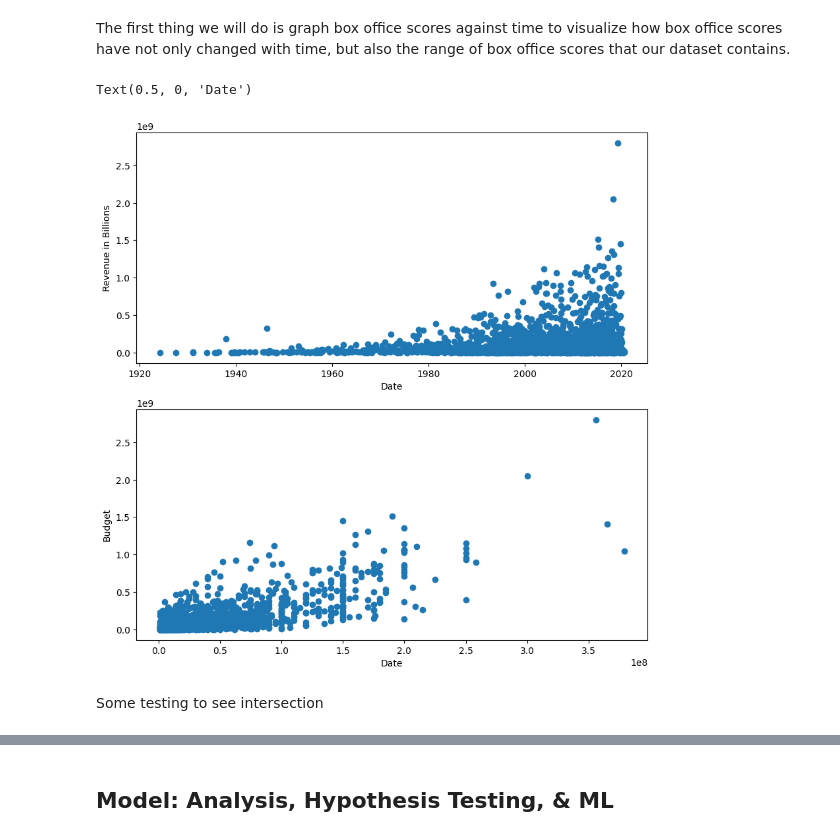
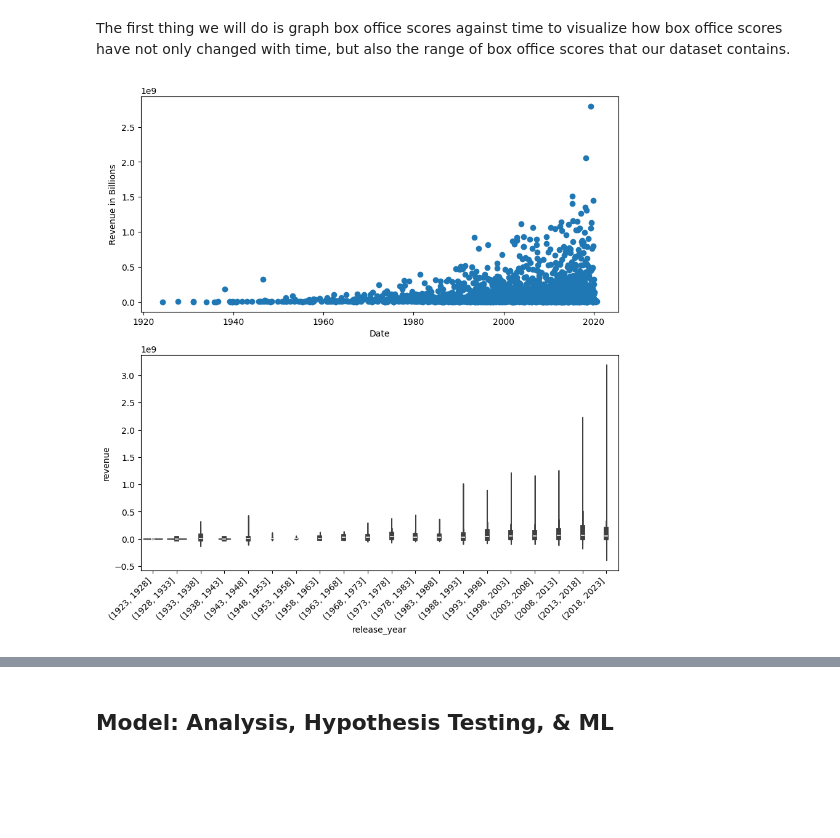
Before and after one commit to cmsc320-gautham-evan-arjun/cmsc320-gautham-evan-arjun.github.io, a Jupyter notebook: finaltutorial.ipynb, the cells around one changed output, grey strips where cells are left out. Drawn from its saved outputs; the diff is of its cells as text; code cells hidden in the pictures; blank space fills up the shorter version.

```diff
--- a/finaltutorial.ipynb
+++ b/finaltutorial.ipynb
@@ -211,0 +312,3 @@ movie_df.to_csv('finaldata.csv', sep=',', index=False, encoding='utf-8')
+# %%
+movie_df.drop(['runtime_x', 'runtime_y', 'genres_x'], axis= 1, inplace= True)
+movie_df.head()
@@ -211,0 +326,2 @@ movie_df.to_csv('finaldata.csv', sep=',', index=False, encoding='utf-8')
+# %%
+movie_df.rename(columns={'genres_y' : 'genres'}, inplace= True)
@@ -211,0 +355,4 @@ movie_df.to_csv('finaldata.csv', sep=',', index=False, encoding='utf-8')
+# %%
+for index, row in movie_df.iterrows():
+    genres = row['genres'].split(",")
+    movie_df.at[index, 'genres'] = genres[0]
@@ -211,0 +363,20 @@ movie_df.to_csv('finaldata.csv', sep=',', index=False, encoding='utf-8')
+# %%
+movie_df['num_prod_companies'] = 0
+movie_df['num_spoken_languages'] = 0
+movie_df['num_prod_countries'] = 0
+movie_df['num_directors'] = 0
+
+
+for index, row in movie_df.iterrows():
+    prod_companies = row['production_companies'].split(",")
+    spoken_langauges = row['spoken_languages'].split(",")
+    prod_countries = row['production_countries'].split(",")
+    directors = row['directors'].split(",")
+
+    movie_df.at[index, 'num_prod_companies'] = len(prod_companies)
+    movie_df.at[index, 'num_spoken_languages'] = len(spoken_langauges)
+    movie_df.at[index, 'num_prod_countries'] = len(prod_countries)
+    movie_df.at[index, 'num_directors'] = len(directors)
+
+movie_df.drop(['production_companies', 'spoken_languages', 'production_countries', 'directors', 'original_release_date'], axis= 1, inplace= True)
+movie_df
@@ -229,15 +437,16 @@ The first thing we will do is graph box office scores against time to visualize
 # %%
 plt.figure(figsize=(10,10))
 plt.subplot(2,1,1)
 plt.scatter(movie_df['release_date'],movie_df['revenue'])
 plt.ylabel("Revenue in Billions")
 plt.xlabel("Date")
+
 plt.subplot(2,1,2)
-plt.scatter(movie_df['budget'],movie_df['revenue'])
-plt.ylabel("Budget")
-plt.xlabel("Date")
+years = list(np.arange(1923,2024,5))
+bins = pd.cut(movie_df['release_year'], bins=years)
+sns.violinplot(x=bins,y=movie_df['revenue'])
+plt.xticks(rotation=45, ha='right')
+
+plt.show()
 # %% [output]
-Text(0.5, 0, 'Date')
-[figure, old version]
+[figure, new version]
-# %% [markdown]
-Some testing to see intersection
```
Also changed, not shown: parts of 40 cells of this notebook.
